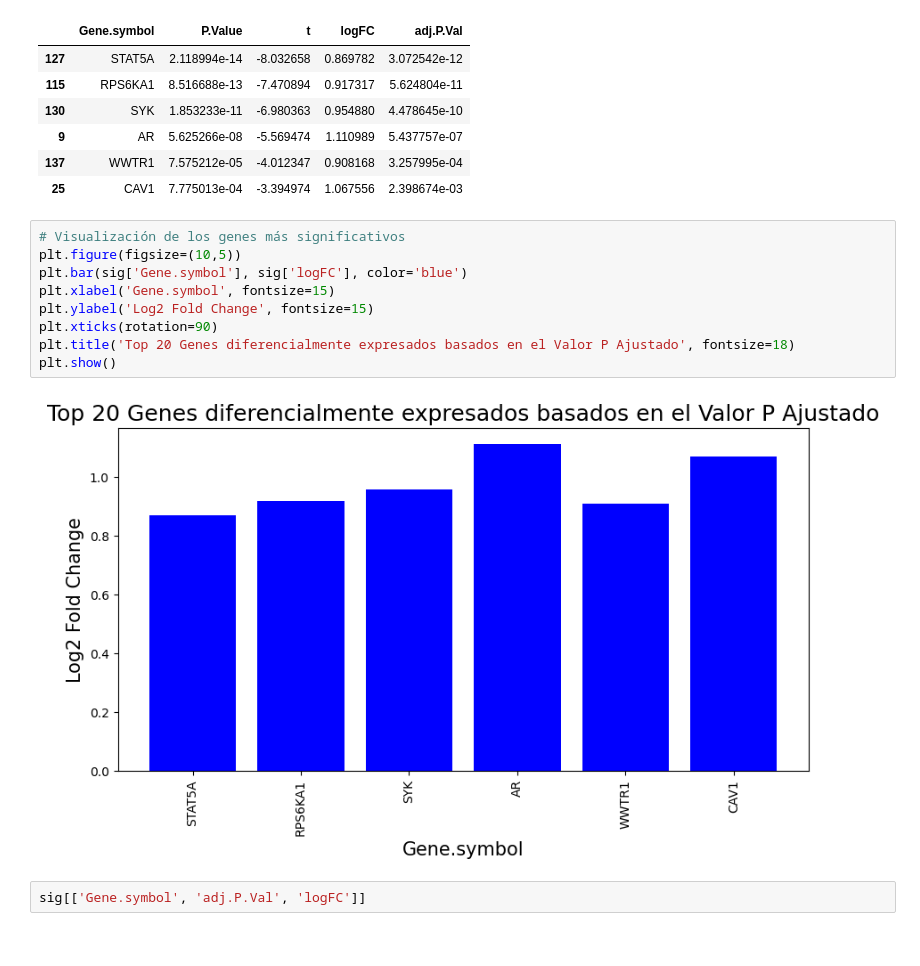
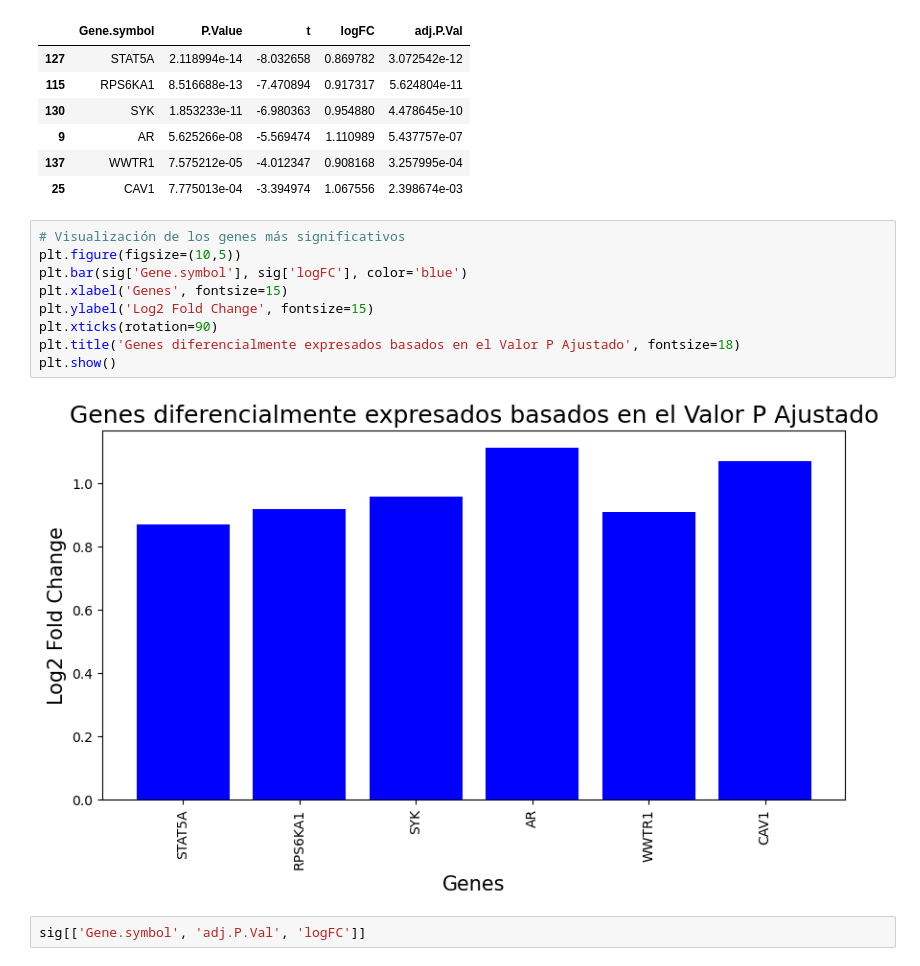
Before and after one commit to Alexis-martinezr/An-lisis-multiomicos, a Jupyter notebook: Análisis multi-ómico de gliomas difusos/Análisis univariado - Optención de biomarcadores.ipynb, the cells around one changed output. Saved outputs shown, nothing was run; the diff lists cells and outputs as text.

```diff
--- a/Análisis multi-ómico de gliomas difusos/Análisis univariado - Optención de biomarcadores.ipynb
+++ b/Análisis multi-ómico de gliomas difusos/Análisis univariado - Optención de biomarcadores.ipynb
@@ -213,14 +213,14 @@ sig
 # %%
 # Visualización de los genes más significativos
 plt.figure(figsize=(10,5))
 plt.bar(sig['Gene.symbol'], sig['logFC'], color='blue')
-plt.xlabel('Gene.symbol', fontsize=15)
+plt.xlabel('Genes', fontsize=15)
 plt.ylabel('Log2 Fold Change', fontsize=15)
 plt.xticks(rotation=90)
-plt.title('Top 20 Genes diferencialmente expresados basados en el Valor P Ajustado', fontsize=18)
+plt.title('Genes diferencialmente expresados basados en el Valor P Ajustado', fontsize=18)
 plt.show()
 # %% [output]
-[figure, old version]
+[figure, new version]
 # %%
 sig[['Gene.symbol', 'adj.P.Val', 'logFC']]
 # %% [output]
```
Also changed, not shown: parts of 2 cells of this notebook, 11 other files.
